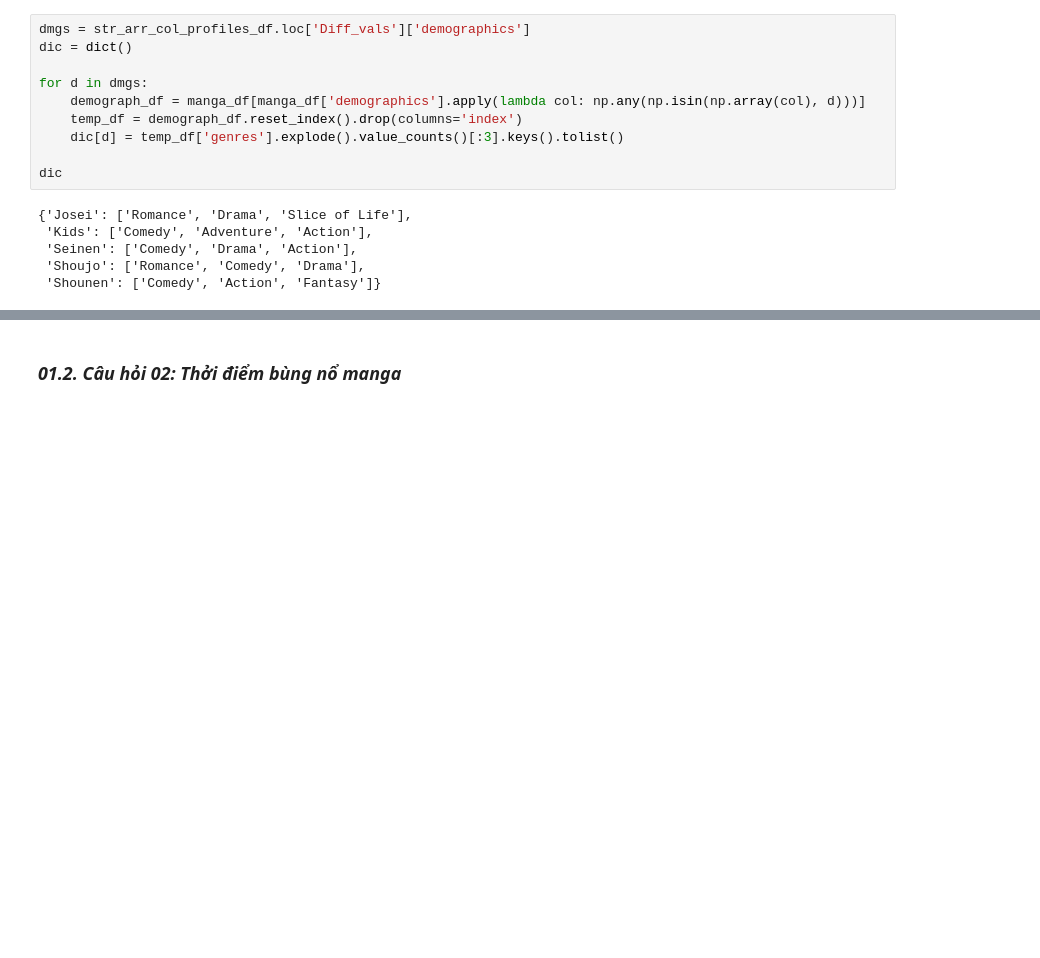
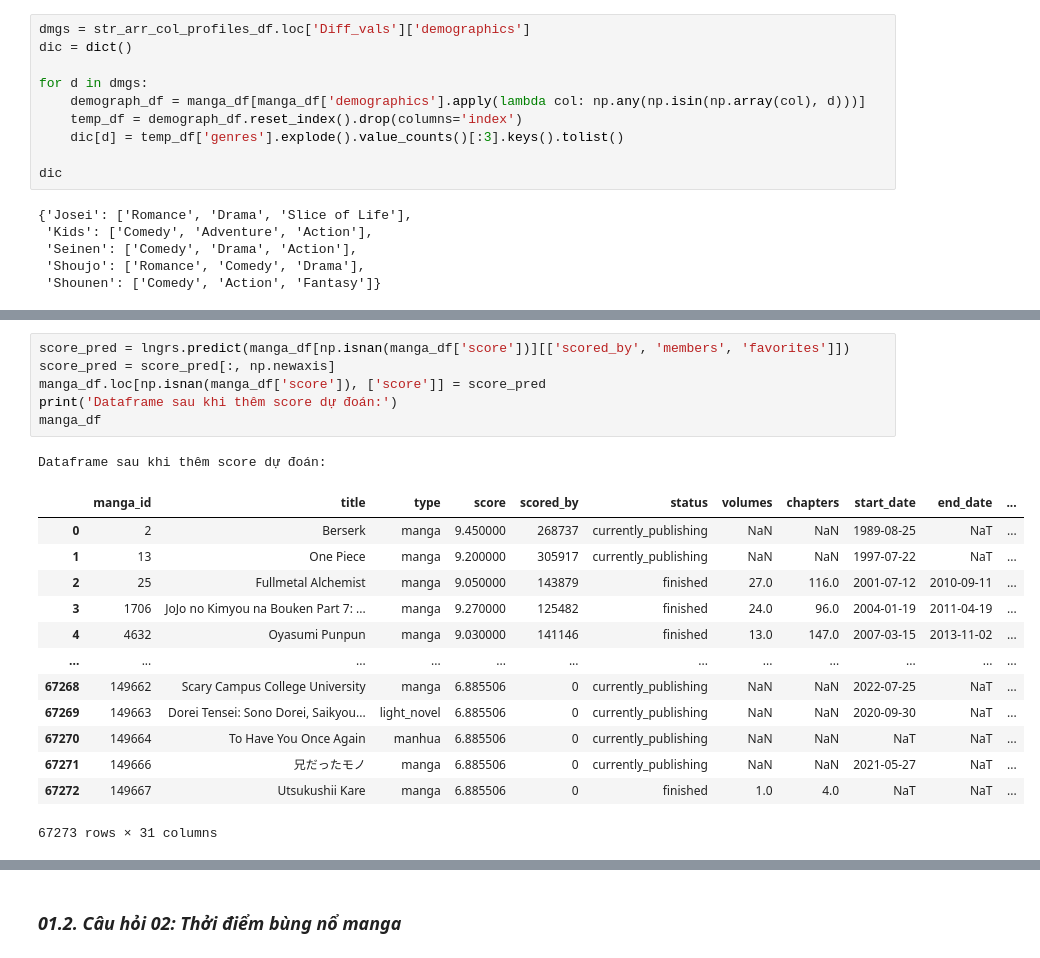
Before and after one commit to lengoctuong/Prj-Manga-Dataset_Programming4DS, a Jupyter notebook: 03_Asking-Questions-and-Analyzing.ipynb, the cells around one changed output, grey strips where cells are left out. Drawn from its saved outputs; the diff is of its cells as text; blank space fills up the shorter version.

```diff
--- a/03_Asking-Questions-and-Analyzing.ipynb
+++ b/03_Asking-Questions-and-Analyzing.ipynb
@@ -227,0 +255,21 @@ dic
+# %%
+score_pred = lngrs.predict(manga_df[np.isnan(manga_df['score'])][['scored_by', 'members', 'favorites']])
+score_pred = score_pred[:, np.newaxis]
+manga_df.loc[np.isnan(manga_df['score']), ['score']] = score_pred
+print('Dataframe sau khi thêm score dự đoán:')
+manga_df
+# %% [output]
+Dataframe sau khi thêm score dự đoán:
+|  | manga_id | title | type | score | scored_by | status | volumes | chapters | start_date | end_date | ... |
+| 0 | 2 | Berserk | manga | 9.450000 | 268737 | currently_publishing | NaN | NaN | 1989-08-25 | NaT | ... |
+| 1 | 13 | One Piece | manga | 9.200000 | 305917 | currently_publishing | NaN | NaN | 1997-07-22 | NaT | ... |
+| 2 | 25 | Fullmetal Alchemist | manga | 9.050000 | 143879 | finished | 27.0 | 116.0 | 2001-07-12 | 2010-09-11 | ... |
+| 3 | 1706 | JoJo no Kimyou na Bouken Part 7: ... | manga | 9.270000 | 125482 | finished | 24.0 | 96.0 | 2004-01-19 | 2011-04-19 | ... |
+| 4 | 4632 | Oyasumi Punpun | manga | 9.030000 | 141146 | finished | 13.0 | 147.0 | 2007-03-15 | 2013-11-02 | ... |
+| ... | ... | ... | ... | ... | ... | ... | ... | ... | ... | ... | ... |
+| 67268 | 149662 | Scary Campus College University | manga | 6.885506 | 0 | currently_publishing | NaN | NaN | 2022-07-25 | NaT | ... |
+| 67269 | 149663 | Dorei Tensei: Sono Dorei, Saikyou... | light_novel | 6.885506 | 0 | currently_publishing | NaN | NaN | 2020-09-30 | NaT | ... |
+| 67270 | 149664 | To Have You Once Again | manhua | 6.885506 | 0 | currently_publishing | NaN | NaN | NaT | NaT | ... |
+| 67271 | 149666 | 兄だったモノ | manga | 6.885506 | 0 | currently_publishing | NaN | NaN | 2021-05-27 | NaT | ... |
+| 67272 | 149667 | Utsukushii Kare | manga | 6.885506 | 0 | finished | 1.0 | 4.0 | NaT | NaT | ... |
+67273 rows × 31 columns
```
Also changed, not shown: parts of 13 cells of this notebook.
